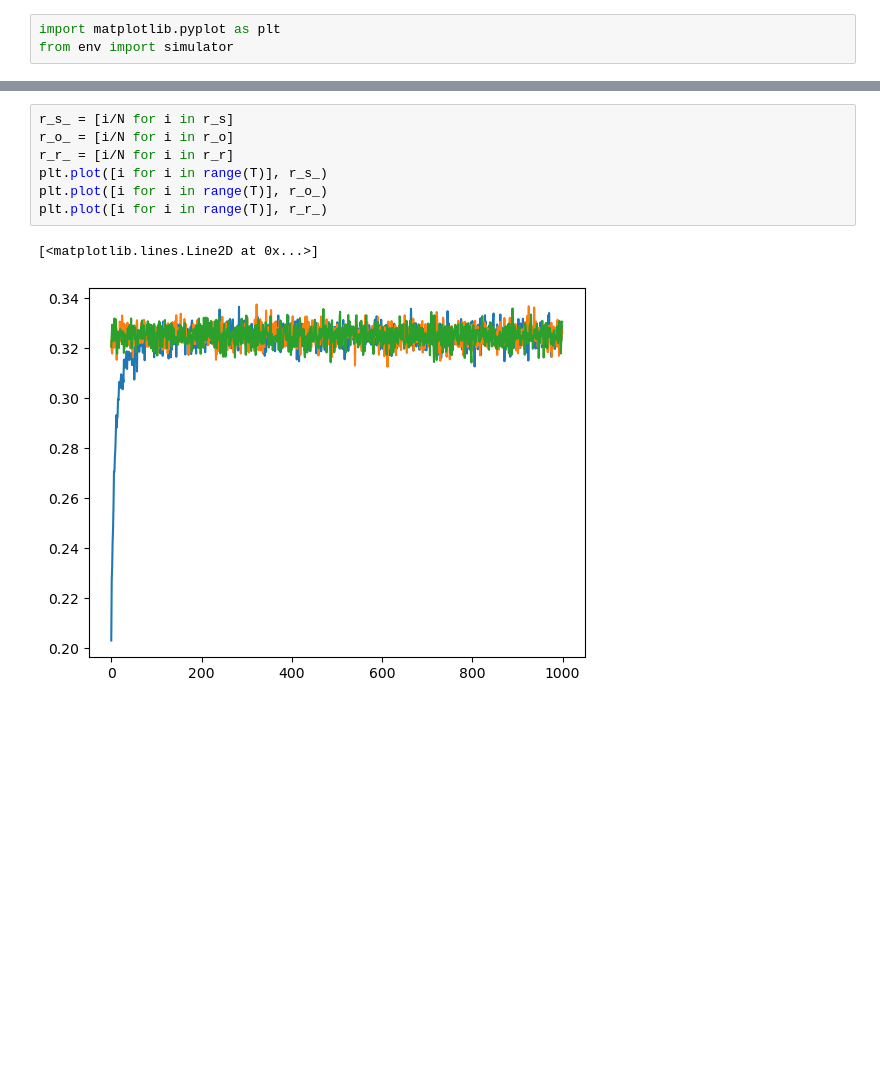
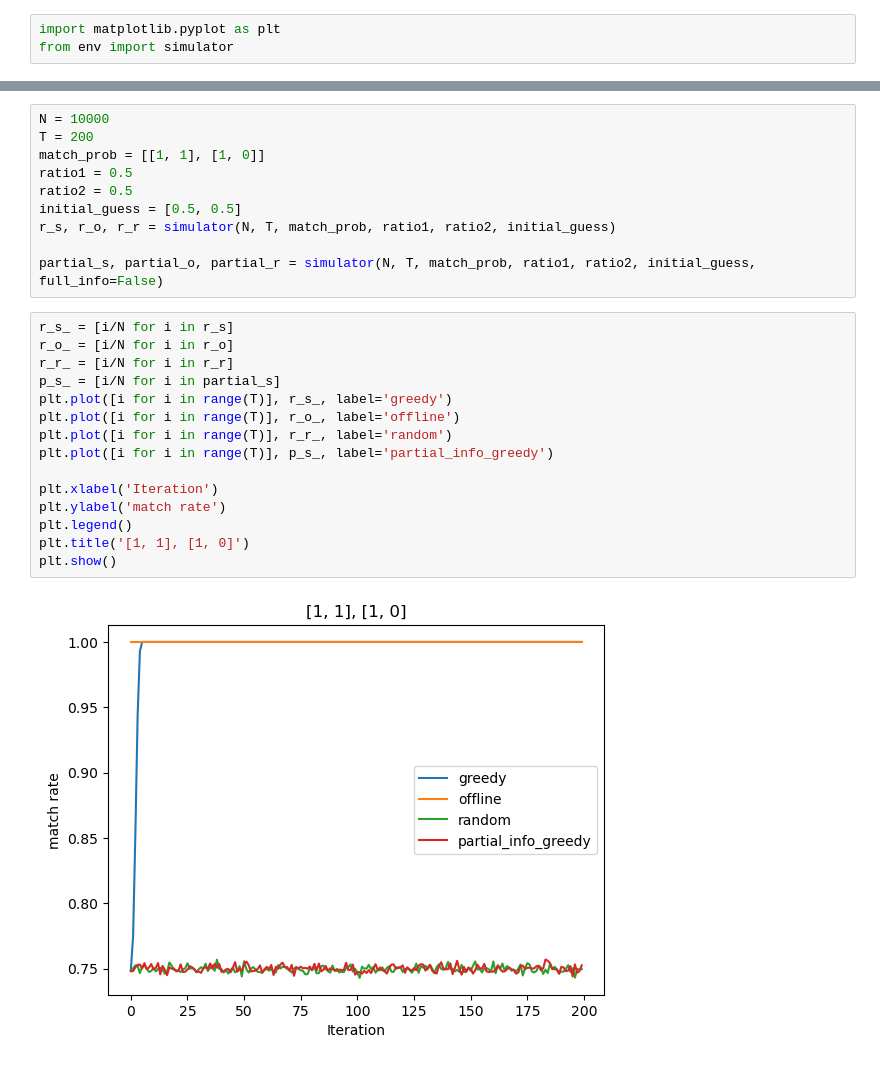
Before and after one commit to ppxwdy/capture_uncertain_in_dating, a Jupyter notebook: charts.ipynb, the cells around one changed output, grey strips where cells are left out. Cells and saved outputs as stored; diff of their text form; blank space fills up the shorter version.

```diff
--- a/charts.ipynb
+++ b/charts.ipynb
@@ -12,12 +66,29 @@ r_s, r_o, r_r = simulator(N, T, match_prob, ratio1, ratio2, initial_guess)
+# %%
+N = 10000
+T = 200
+match_prob = [[1, 1], [1, 0]]
+ratio1 = 0.5
+ratio2 = 0.5
+initial_guess = [0.5, 0.5]
+r_s, r_o, r_r = simulator(N, T, match_prob, ratio1, ratio2, initial_guess)
+
+partial_s, partial_o, partial_r = simulator(N, T, match_prob, ratio1, ratio2, initial_guess, full_info=False)
 # %%
 r_s_ = [i/N for i in r_s]
 r_o_ = [i/N for i in r_o]
 r_r_ = [i/N for i in r_r]
-plt.plot([i for i in range(T)], r_s_)
-plt.plot([i for i in range(T)], r_o_)
-plt.plot([i for i in range(T)], r_r_)
+p_s_ = [i/N for i in partial_s]
+plt.plot([i for i in range(T)], r_s_, label='greedy')
+plt.plot([i for i in range(T)], r_o_, label='offline')
+plt.plot([i for i in range(T)], r_r_, label='random')
+plt.plot([i for i in range(T)], p_s_, label='partial_info_greedy')
+
+plt.xlabel('Iteration')
+plt.ylabel('match rate')
+plt.legend()
+plt.title('[1, 1], [1, 0]')
+plt.show()
 # %% [output]
-[<matplotlib.lines.Line2D at 0x...>]
-[figure, old version]
+[figure, new version]
 # %%
 N = 10000
```
Also changed, not shown: parts of 8 cells of this notebook, 1 other file.
